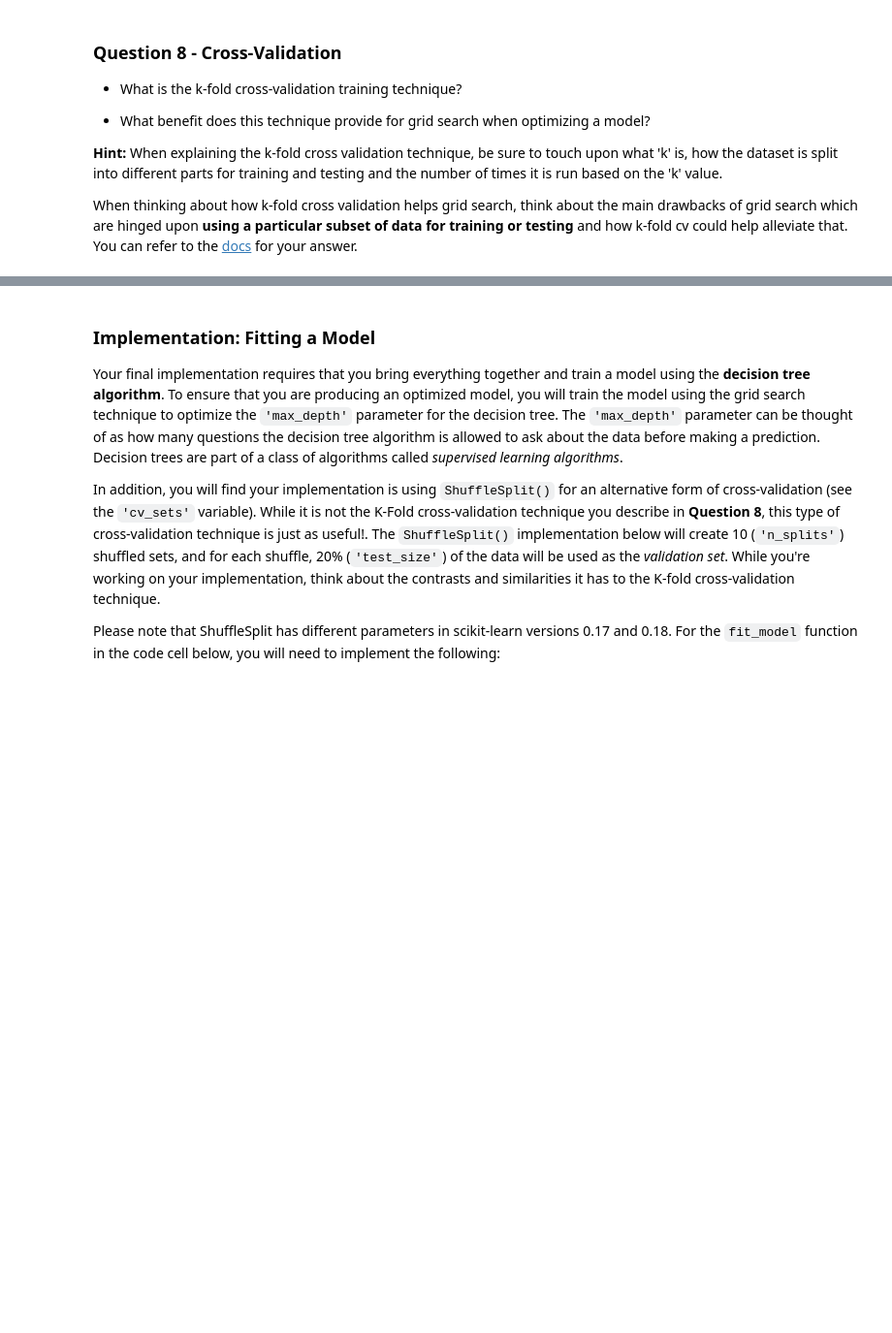
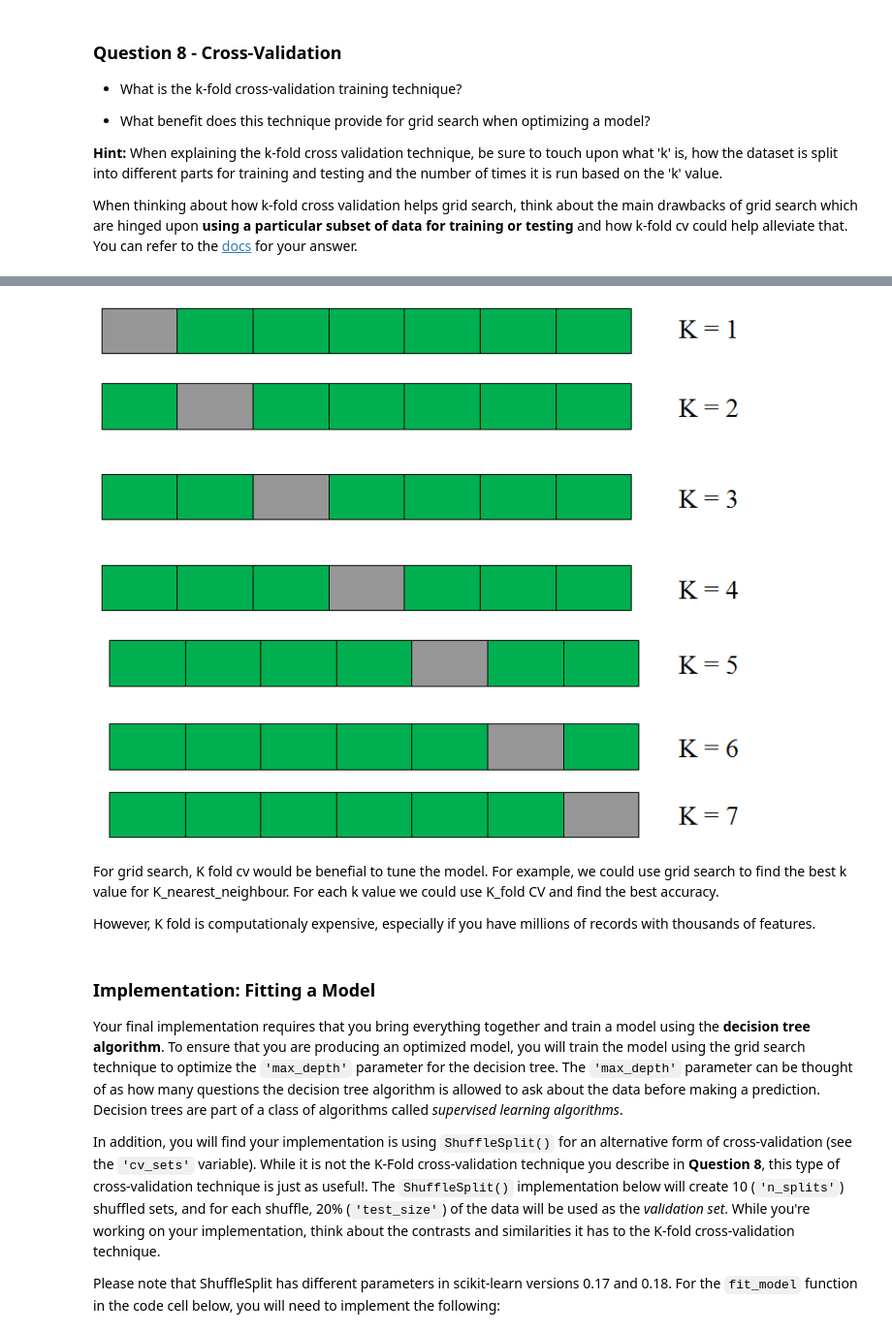
Before and after one commit to numanyilmaz/boston_housing, a Jupyter notebook: boston_housing.ipynb, the cells around one changed output, grey strips where cells are left out. Shown at 97% size. Cells and saved outputs as stored; diff of their text form; code cells hidden in the pictures; blank space fills up the shorter version.

```diff
--- a/boston_housing.ipynb
+++ b/boston_housing.ipynb
@@ -348,3 +352,15 @@ When thinking about how k-fold cross validation helps grid search, think about t
+# %%
+from IPython.display import Image
+Image(filename='test1.png')
+
+# credits of image: https://www.analyticsvidhya.com/blog/2016/02/7-important-model-evaluation-error-metrics/
+# other source: https://www.youtube.com/watch?v=6dbrR-WymjI&list=PL5-da3qGB5ICeMbQuqbbCOQWcS6OYBr5A&index=7
+# %% [output]
+[figure, added]
+# %% [markdown]
+For grid search, K fold cv would be benefial to tune the model. For example, we could use grid search to find the best k value for K_nearest_neighbour. For each k value we could use K_fold CV and find the best accuracy.
+
+However, K fold is computationaly expensive, especially if you have millions of records with thousands of features.
 # %% [markdown]
 ### Implementation: Fitting a Model
 Your final implementation requires that you bring everything together and train a model using the **decision tree algorithm**. To ensure that you are producing an optimized model, you will train the model using the grid search technique to optimize the `'max_depth'` parameter for the decision tree. The `'max_depth'` parameter can be thought of as how many questions the decision tree algorithm is allowed to ask about the data before making a prediction. Decision trees are part of a class of algorithms called *supervised learning algorithms*.
```
Also changed, not shown: parts of 7 cells of this notebook.
